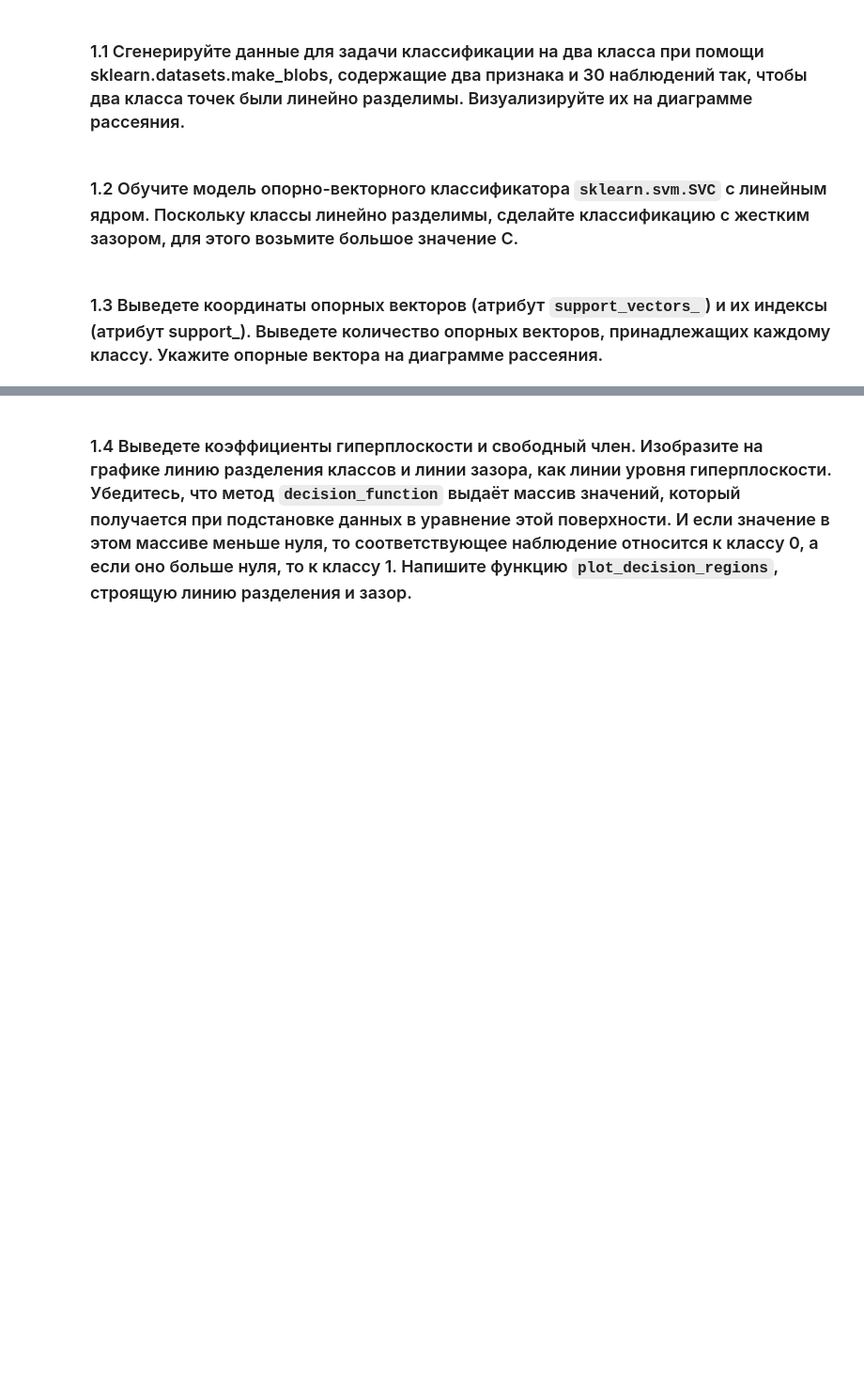
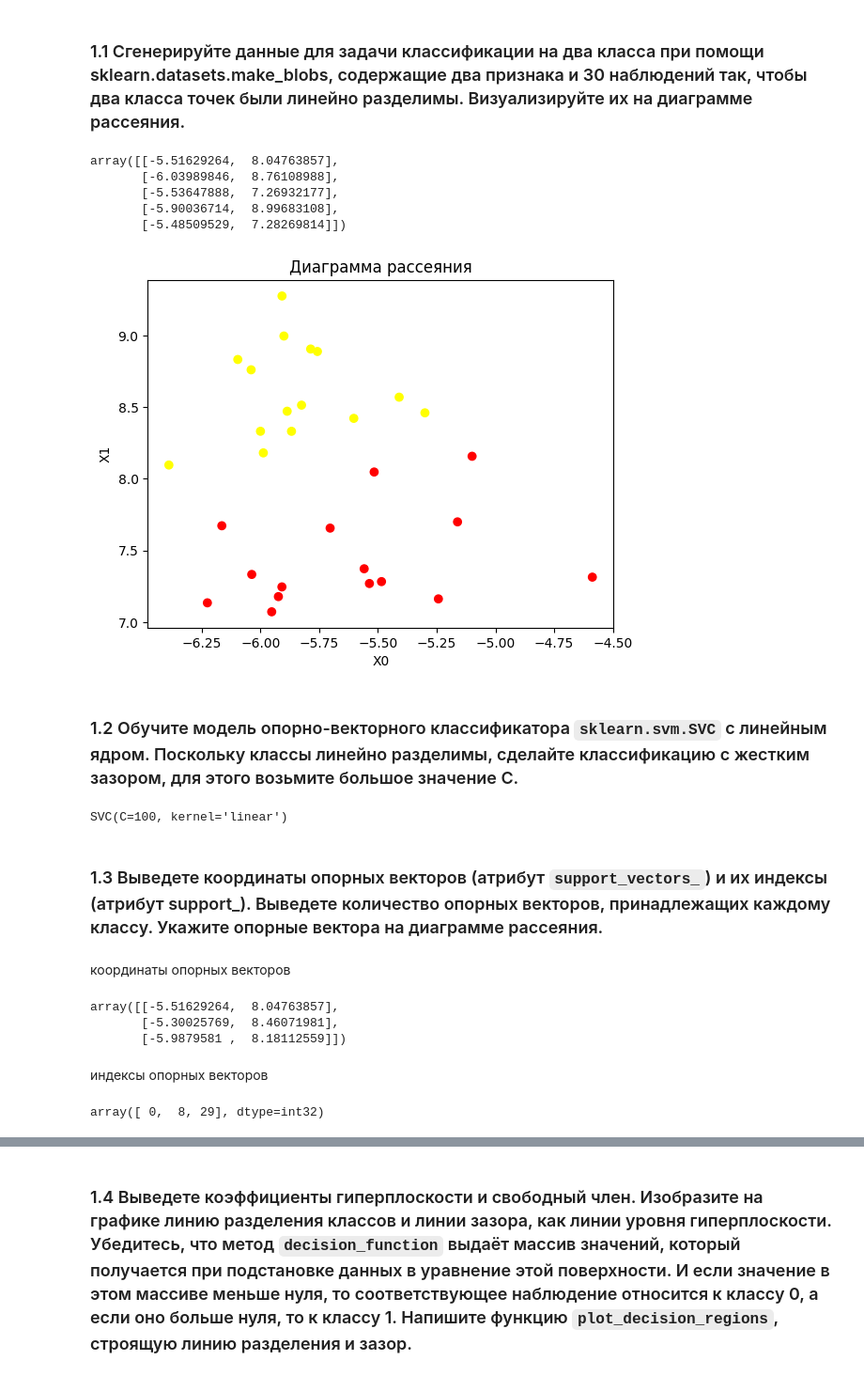
Before and after one commit to consciousnss/fa-machine-learning, a Jupyter notebook: semestr2/SVM.ipynb, the cells around one changed output, grey strips where cells are left out. Shown at 94% size. Cells and saved outputs as stored; diff of their text form; code cells hidden in the pictures; blank space fills up the shorter version.

Commit message:
svm support vector machine

```diff
--- a/semestr2/SVM.ipynb
+++ b/semestr2/SVM.ipynb
@@ -75,7 +75,44 @@ from sklearn.svm import SVC
 ## Бинарная классификация линейно разделимых классов
 # %% [markdown]
 ### 1.1 Cгенерируйте данные для задачи классификации на два класса при помощи sklearn.datasets.make_blobs, содержащие два признака и 30 наблюдений так, чтобы два класса точек были линейно разделимы. Визуализируйте их на диаграмме рассеяния.
+# %%
+X, y = make_blobs(n_features=2, n_samples=30, centers=2, random_state=5, cluster_std=0.4)
+# %%
+X[:5]
+# %% [output]
+array([[-5.51629264,  8.04763857],
+       [-6.03989846,  8.76108988],
+       [-5.53647888,  7.26932177],
+       [-5.90036714,  8.99683108],
+       [-5.48509529,  7.28269814]])
+# %%
+plt.scatter(X[:, 0], X[:, 1], c=y, cmap='autumn')
+plt.title("Диаграмма рассеяния")
+plt.xlabel("X0")
+plt.ylabel("X1")
+plt.show()
+# %% [output]
+[figure, added]
 # %% [markdown]
 ### 1.2  Обучите модель опорно-векторного классификатора `sklearn.svm.SVC` с линейным ядром. Поскольку классы линейно разделимы, сделайте классификацию с жестким зазором, для этого возьмите большое значение C.
+# %%
+svm_linear = SVC(kernel="linear", C=100)
+svm_linear.fit(X, y)
+# %% [output]
+SVC(C=100, kernel='linear')
 # %% [markdown]
 ### 1.3  Выведете координаты опорных векторов (атрибут `support_vectors_`) и их индексы (атрибут support_). Выведете количество опорных векторов, принадлежащих каждому классу. Укажите опорные вектора на диаграмме рассеяния.
+# %% [markdown]
+координаты опорных векторов
+# %%
+svm_linear.support_vectors_
+# %% [output]
+array([[-5.51629264,  8.04763857],
+       [-5.30025769,  8.46071981],
+       [-5.9879581 ,  8.18112559]])
+# %% [markdown]
+индексы опорных векторов
+# %%
+svm_linear.support_
+# %% [output]
+array([ 0,  8, 29], dtype=int32)
```
Also changed, not shown: parts of 27 cells of this notebook.
